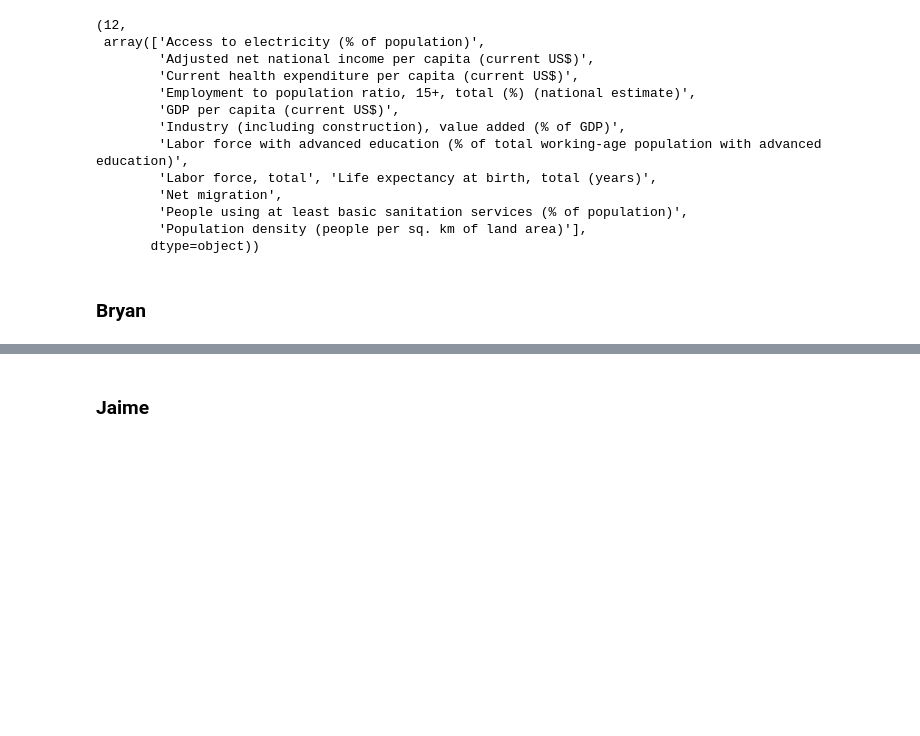
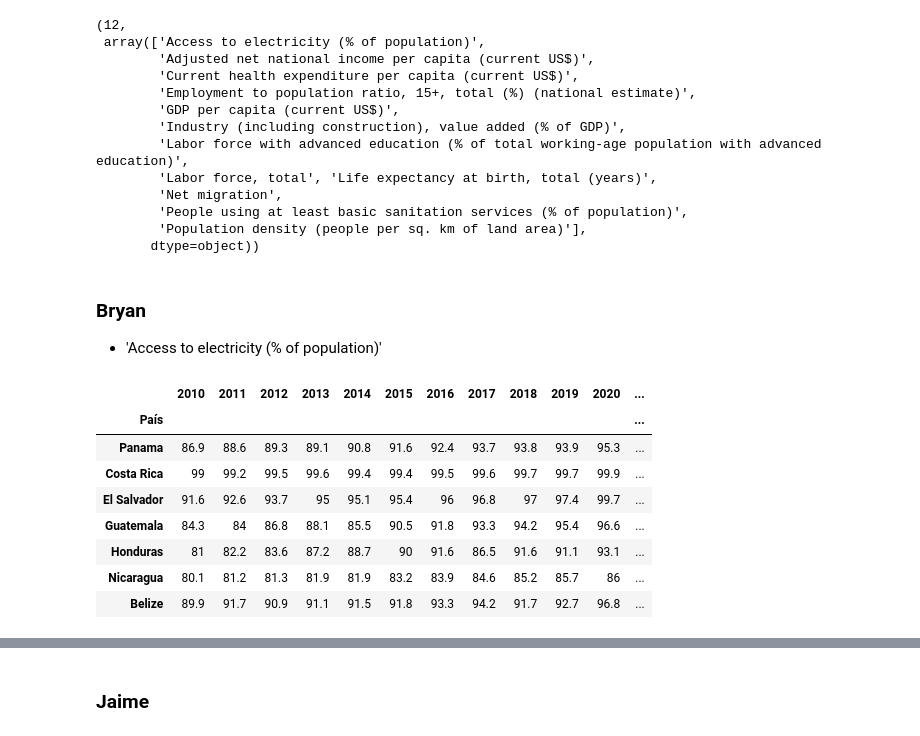
Before and after one commit to KarenSSanchezP/AnalisisLongevidad-AC, a Jupyter notebook: archivo.ipynb, the cells around one changed output, grey strips where cells are left out. Saved outputs shown, nothing was run; the diff lists cells and outputs as text; code cells hidden in the pictures; blank space fills up the shorter version.

```diff
--- a/archivo.ipynb
+++ b/archivo.ipynb
@@ -74,5 +74,25 @@ cantidadIndicadores, df['Indicador'].unique() # imprime los indicadores
         'People using at least basic sanitation services (% of population)',
         'Population density (people per sq. km of land area)'],
        dtype=object))
-# %% [markdown]
-### Bryan
+# %% [markdown]
+### Bryan
+- 'Access to electricity (% of population)'
+# %%
+# seleccione las filas que contienen el indicador "Access to electricity (% of population"
+dfAccessElectricity = df[df['Indicador'].str.contains('Access to electricity (% of population)', na=False, regex=False)]
+# eliminar la columna indicador
+dfAccessElectricity  = dfAccessElectricity.drop(columns=['Indicador'])
+# elegimos la columna " País" como index y eliminamos la columna "País"
+dfAccessElectricity .set_index('País', inplace=True)
+# mostramos los datos
+dfAccessElectricity
+# %% [output]
+|  | 2010 | 2011 | 2012 | 2013 | 2014 | 2015 | 2016 | 2017 | 2018 | 2019 | 2020 | ... |
+| País |  |  |  |  |  |  |  |  |  |  |  | ... |
+| Panama | 86.9 | 88.6 | 89.3 | 89.1 | 90.8 | 91.6 | 92.4 | 93.7 | 93.8 | 93.9 | 95.3 | ... |
+| Costa Rica | 99 | 99.2 | 99.5 | 99.6 | 99.4 | 99.4 | 99.5 | 99.6 | 99.7 | 99.7 | 99.9 | ... |
+| El Salvador | 91.6 | 92.6 | 93.7 | 95 | 95.1 | 95.4 | 96 | 96.8 | 97 | 97.4 | 99.7 | ... |
+| Guatemala | 84.3 | 84 | 86.8 | 88.1 | 85.5 | 90.5 | 91.8 | 93.3 | 94.2 | 95.4 | 96.6 | ... |
+| Honduras | 81 | 82.2 | 83.6 | 87.2 | 88.7 | 90 | 91.6 | 86.5 | 91.6 | 91.1 | 93.1 | ... |
+| Nicaragua | 80.1 | 81.2 | 81.3 | 81.9 | 81.9 | 83.2 | 83.9 | 84.6 | 85.2 | 85.7 | 86 | ... |
+| Belize | 89.9 | 91.7 | 90.9 | 91.1 | 91.5 | 91.8 | 93.3 | 94.2 | 91.7 | 92.7 | 96.8 | ... |
```
Also changed, not shown: parts of 6 cells of this notebook.
